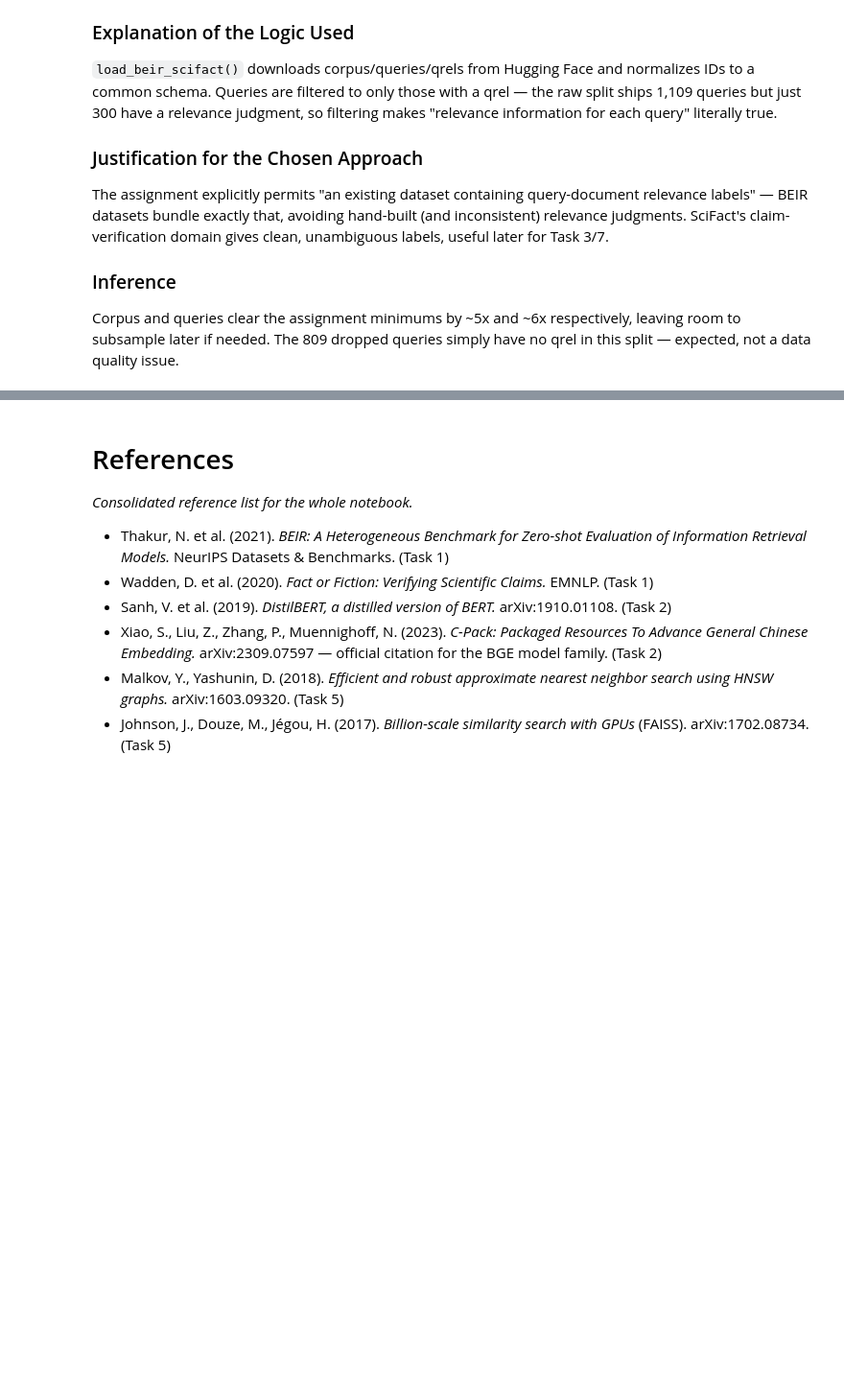
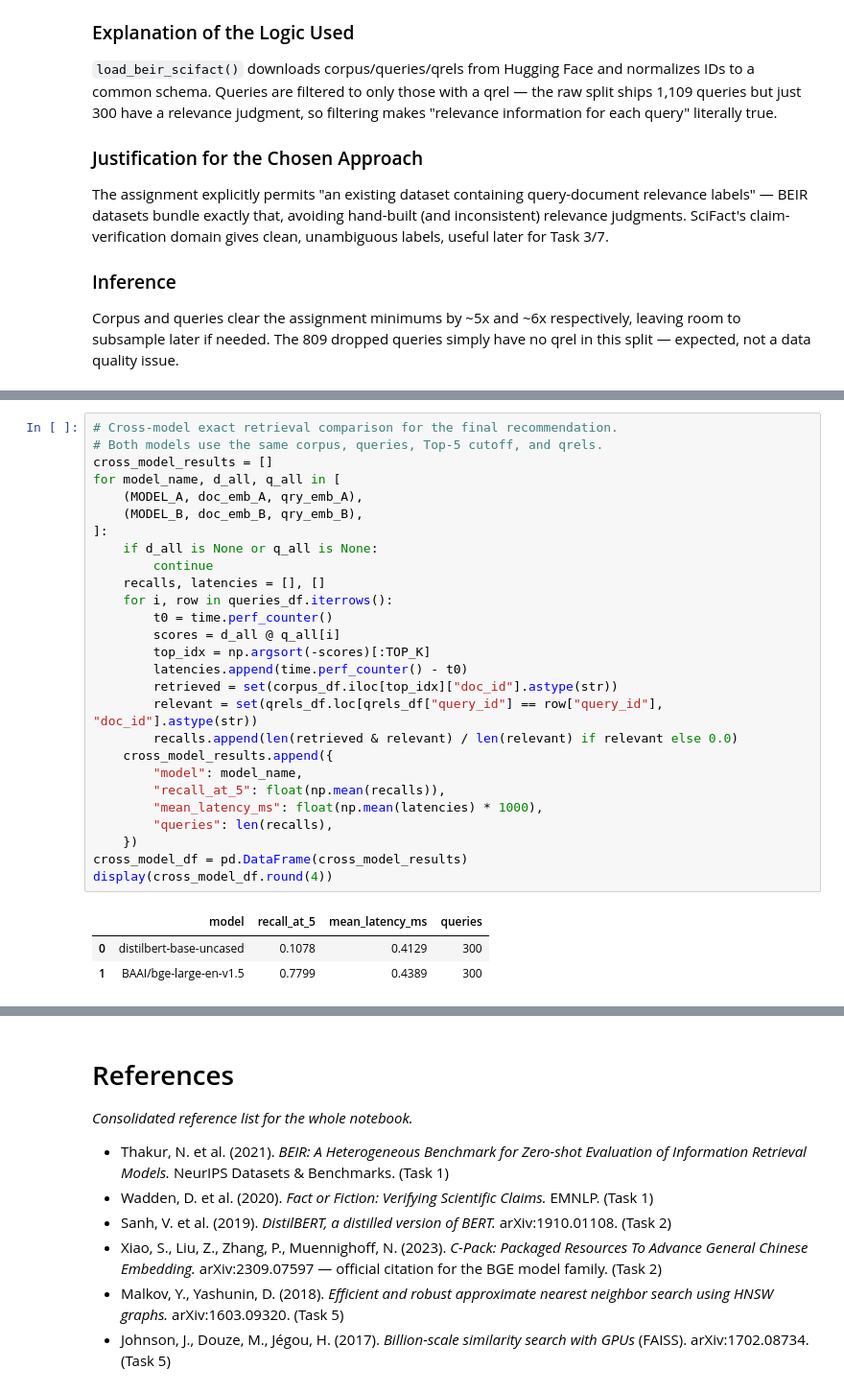
Before and after one commit to sanjaykumarpushadapu/MTech, a Jupyter notebook: 2026-2027-Sem1/AIMLCZG521-ConversationalAI/ass-1/PS2_Group129.ipynb, the cells around one changed output, grey strips where cells are left out. Shown at 96% size. Saved outputs shown, nothing was run; the diff lists cells and outputs as text; blank space fills up the shorter version.

```diff
--- a/2026-2027-Sem1/AIMLCZG521-ConversationalAI/ass-1/PS2_Group129.ipynb
+++ b/2026-2027-Sem1/AIMLCZG521-ConversationalAI/ass-1/PS2_Group129.ipynb
@@ -1055,0 +1147,31 @@ Picking queries by length deliberately (not randomly) guarantees the short/long
+# %%
+# Cross-model exact retrieval comparison for the final recommendation.
+# Both models use the same corpus, queries, Top-5 cutoff, and qrels.
+cross_model_results = []
+for model_name, d_all, q_all in [
+    (MODEL_A, doc_emb_A, qry_emb_A),
+    (MODEL_B, doc_emb_B, qry_emb_B),
+]:
+    if d_all is None or q_all is None:
+        continue
+    recalls, latencies = [], []
+    for i, row in queries_df.iterrows():
+        t0 = time.perf_counter()
+        scores = d_all @ q_all[i]
+        top_idx = np.argsort(-scores)[:TOP_K]
+        latencies.append(time.perf_counter() - t0)
+        retrieved = set(corpus_df.iloc[top_idx]["doc_id"].astype(str))
+        relevant = set(qrels_df.loc[qrels_df["query_id"] == row["query_id"], "doc_id"].astype(str))
+        recalls.append(len(retrieved & relevant) / len(relevant) if relevant else 0.0)
+    cross_model_results.append({
+        "model": model_name,
+        "recall_at_5": float(np.mean(recalls)),
+        "mean_latency_ms": float(np.mean(latencies) * 1000),
+        "queries": len(recalls),
+    })
+cross_model_df = pd.DataFrame(cross_model_results)
+display(cross_model_df.round(4))
+# %% [output]
+|  | model | recall_at_5 | mean_latency_ms | queries |
+| 0 | distilbert-base-uncased | 0.1078 | 0.4129 | 300 |
+| 1 | BAAI/bge-large-en-v1.5 | 0.7799 | 0.4389 | 300 |
```
Also changed, not shown: parts of 69 cells of this notebook, 4 other files.
